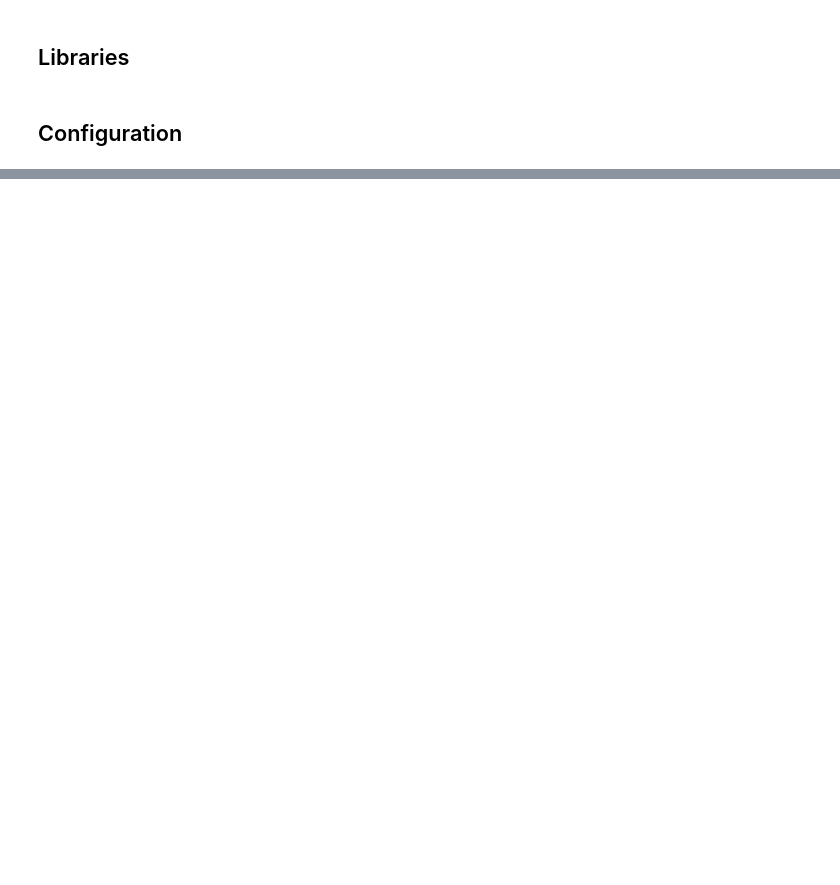
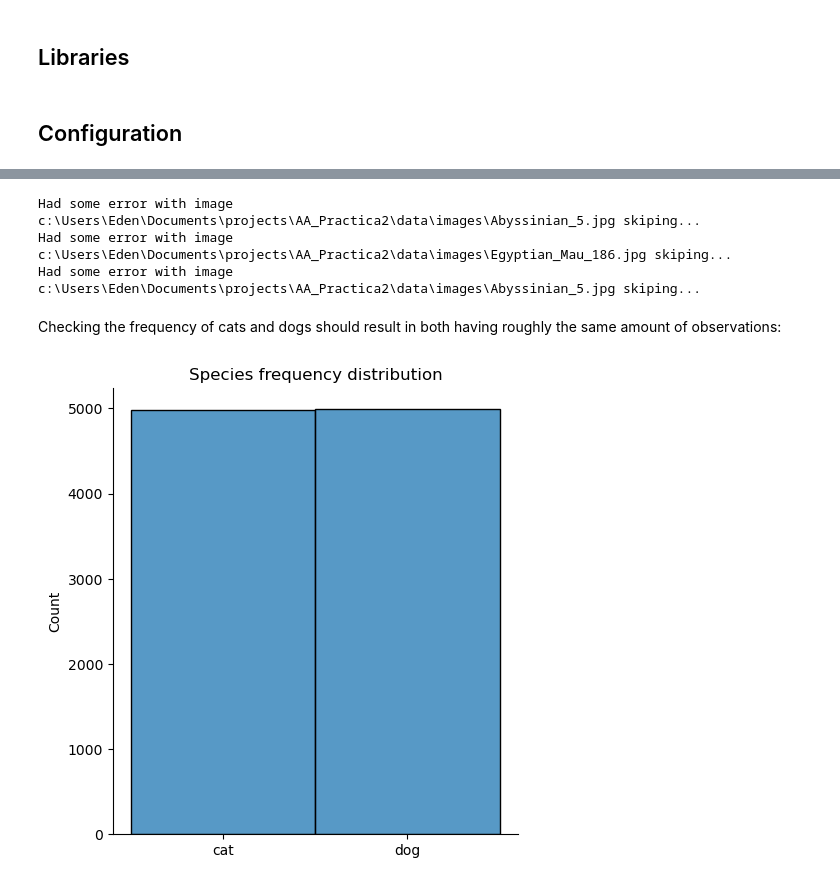
Before and after one commit to Zygmut/AA_Practica2, a Jupyter notebook: src/assesment_2.ipynb, the cells around one changed output, grey strips where cells are left out. Saved outputs shown, nothing was run; the diff lists cells and outputs as text; code cells hidden in the pictures; blank space fills up the shorter version.

```diff
--- a/src/assesment_2.ipynb
+++ b/src/assesment_2.ipynb
@@ -81,0 +138,64 @@ images = [
+# %%
+manipulations = [
+    lambda img: rotate(img, random.randint(0, 360), mode="wrap"),
+    lambda img: random_noise(img, seed=CONFIG.get("SEED"), mode="s&p", amount=0.1),
+    lambda img: random_noise(img, seed=CONFIG.get("SEED"), mode="gaussian", var=0.01),
+    lambda img: img[::-1, ::-1],
+    lambda img: filters.gaussian(img, sigma=1),
+]
+
+PROPORTIONAL_MANIPULATION_AMOUNT = 2
+
+cat_data = labels[labels["species"] == "cat"]["image_name"].to_list()
+
+amount_of_cats = abs(sub(*labels["species"].value_counts().values))
+
+records = []
+
+for i in range(amount_of_cats):
+    random_manipulations = random.sample(
+        manipulations,
+        random.randint(1, len(manipulations) // PROPORTIONAL_MANIPULATION_AMOUNT),
+    )
+
+    choice = random.choice(cat_data)
+    img = reduce(
+        lambda img, manipulation: manipulation(img),
+        random_manipulations,
+        imread(choice),
+    )
+
+    try:
+        imsave(
+            path.join(path.join(CONFIG.get("DATA_PATH")), f"generated{i}.jpg"),
+            img_as_ubyte(img),
+        )
+    except:
+        print("Had some error with image", choice, "skiping...")
+        continue
+
+    records.append(
+        {
+            "image_name": path.join(
+                path.join(CONFIG.get("DATA_PATH")), f"generated{i}.jpg"
+            ),
+            "species": "cat",
+            "breed": "_".join(path.basename(choice).split("_")[:-1]).lower(),
+        }
+    )
+
+labels_cat_dogs = pd.concat([labels, pd.DataFrame(records)])
+# %% [output]
+Had some error with image c:\Users\Eden\Documents\projects\AA_Practica2\data\images\Abyssinian_5.jpg skiping...
+Had some error with image c:\Users\Eden\Documents\projects\AA_Practica2\data\images\Egyptian_Mau_186.jpg skiping...
+Had some error with image c:\Users\Eden\Documents\projects\AA_Practica2\data\images\Abyssinian_5.jpg skiping...
+# %% [markdown]
+Checking the frequency of cats and dogs should result in both having roughly the same amount of observations:
+# %%
+sns.displot(
+    labels_cat_dogs["species"].values,
+)
+plt.title("Species frequency distribution")
+plt.show()
+# %% [output]
+[figure, added]
```
Also changed, not shown: parts of 21 cells of this notebook, 3 other files.
